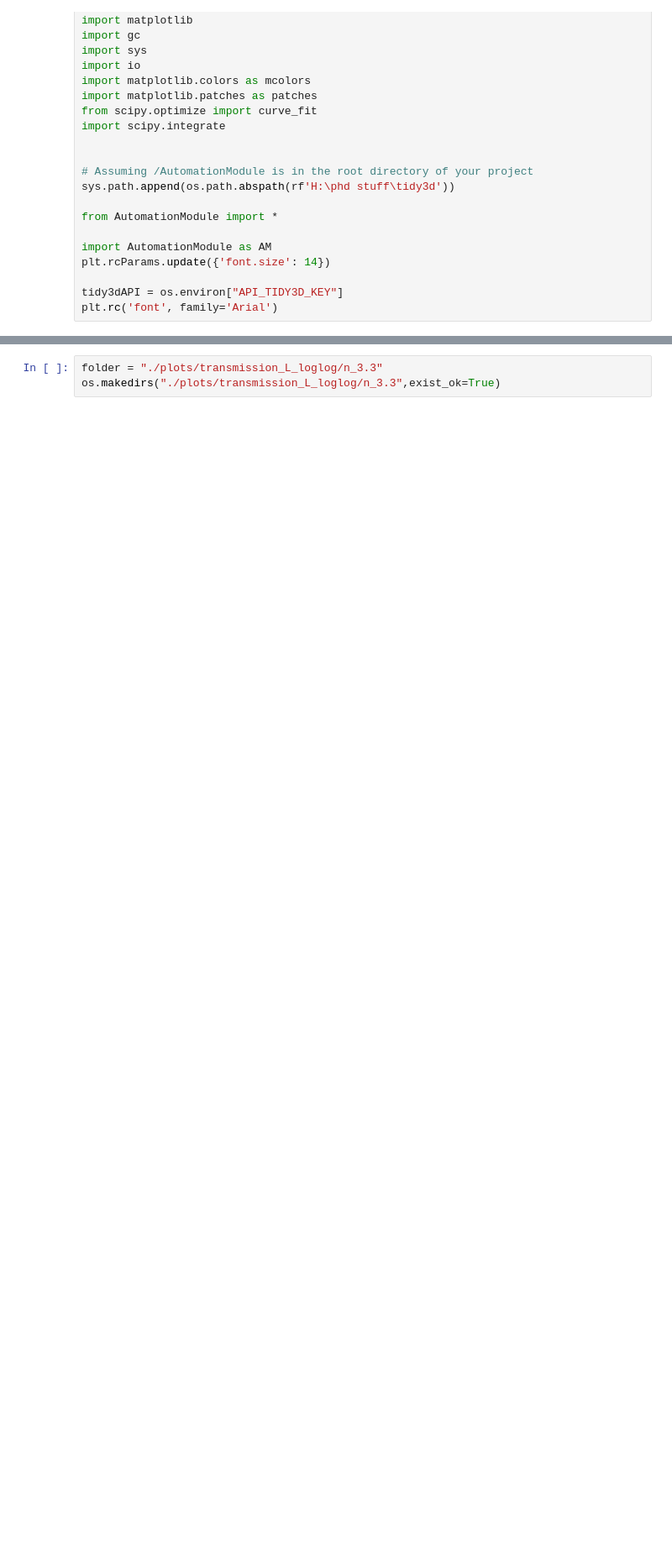
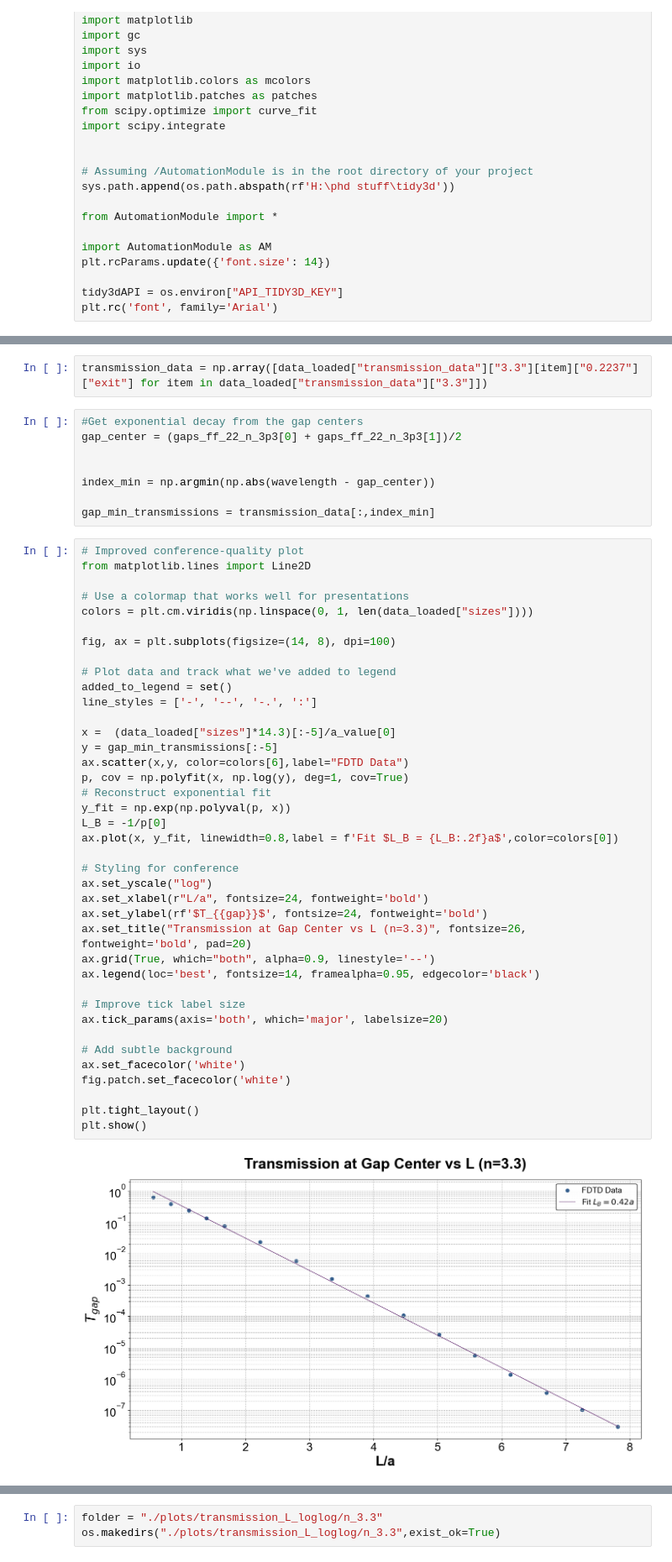
Before and after one commit to fhernandez93/LoadingPermittivityDistToSlabTransmission, a Jupyter notebook: Notebooks/LSU Project/20251001_LSU_Localization_Tests/20251029_T(L)/20250618 Transmission Analysis.ipynb, the cells around one changed output, grey strips where cells are left out. Shown at 84% size. Drawn from its saved outputs; the diff is of its cells as text; blank space fills up the shorter version.

```diff
--- a/Notebooks/LSU Project/20251001_LSU_Localization_Tests/20251029_T(L)/20250618 Transmission Analysis.ipynb
+++ b/Notebooks/LSU Project/20251001_LSU_Localization_Tests/20251029_T(L)/20250618 Transmission Analysis.ipynb
@@ -47 +119,52 @@ data_loaded.keys()
+# %%
+transmission_data = np.array([data_loaded["transmission_data"]["3.3"][item]["0.2237"]["exit"] for item in data_loaded["transmission_data"]["3.3"]])
+# %%
+#Get exponential decay from the gap centers
+gap_center = (gaps_ff_22_n_3p3[0] + gaps_ff_22_n_3p3[1])/2
+
+
+index_min = np.argmin(np.abs(wavelength - gap_center))
+
+gap_min_transmissions = transmission_data[:,index_min]
+# %%
+# Improved conference-quality plot
+from matplotlib.lines import Line2D
+
+# Use a colormap that works well for presentations
+colors = plt.cm.viridis(np.linspace(0, 1, len(data_loaded["sizes"])))
+
+fig, ax = plt.subplots(figsize=(14, 8), dpi=100)
+
+# Plot data and track what we've added to legend
+added_to_legend = set()
+line_styles = ['-', '--', '-.', ':']
+
+x =  (data_loaded["sizes"]*14.3)[:-5]/a_value[0]
+y = gap_min_transmissions[:-5]
+ax.scatter(x,y, color=colors[6],label="FDTD Data")
+p, cov = np.polyfit(x, np.log(y), deg=1, cov=True)
+# Reconstruct exponential fit
+y_fit = np.exp(np.polyval(p, x))
+L_B = -1/p[0]
+ax.plot(x, y_fit, linewidth=0.8,label = f'Fit $L_B = {L_B:.2f}a$',color=colors[0])
+
+# Styling for conference
+ax.set_yscale("log")
+ax.set_xlabel(r"L/a", fontsize=24, fontweight='bold')
+ax.set_ylabel(rf'$T_{{gap}}$', fontsize=24, fontweight='bold')
+ax.set_title("Transmission at Gap Center vs L (n=3.3)", fontsize=26, fontweight='bold', pad=20)
+ax.grid(True, which="both", alpha=0.9, linestyle='--')
+ax.legend(loc='best', fontsize=14, framealpha=0.95, edgecolor='black')
+
+# Improve tick label size
+ax.tick_params(axis='both', which='major', labelsize=20)
+
+# Add subtle background
+ax.set_facecolor('white')
+fig.patch.set_facecolor('white')
+
+plt.tight_layout()
+plt.show()
+# %% [output]
+[figure, added]
 # %%
```
Also changed, not shown: parts of 29 cells of this notebook, 24 other files.
